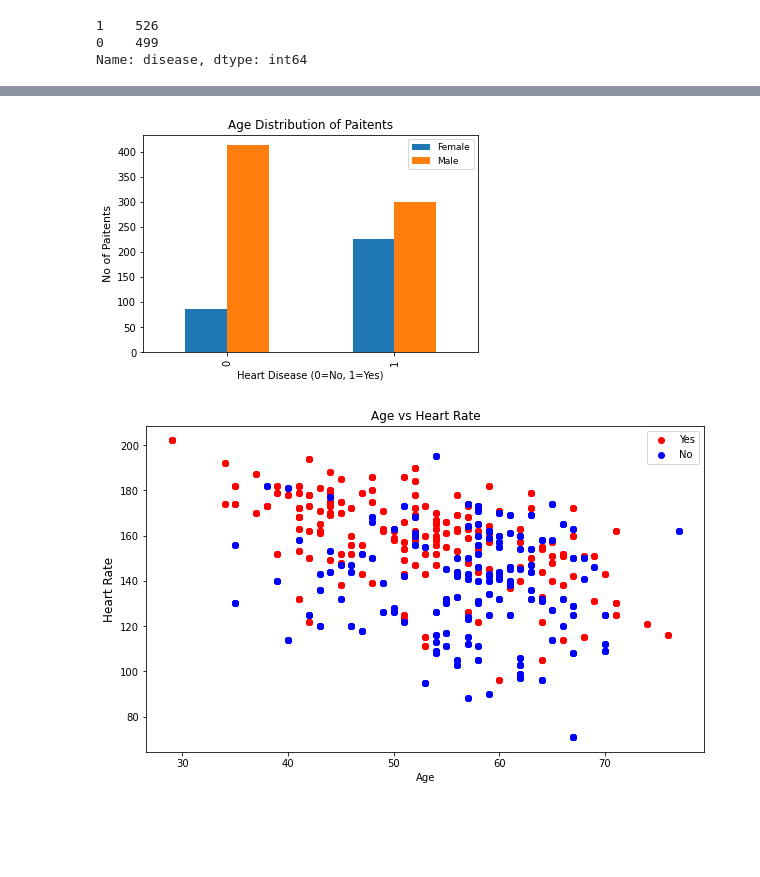
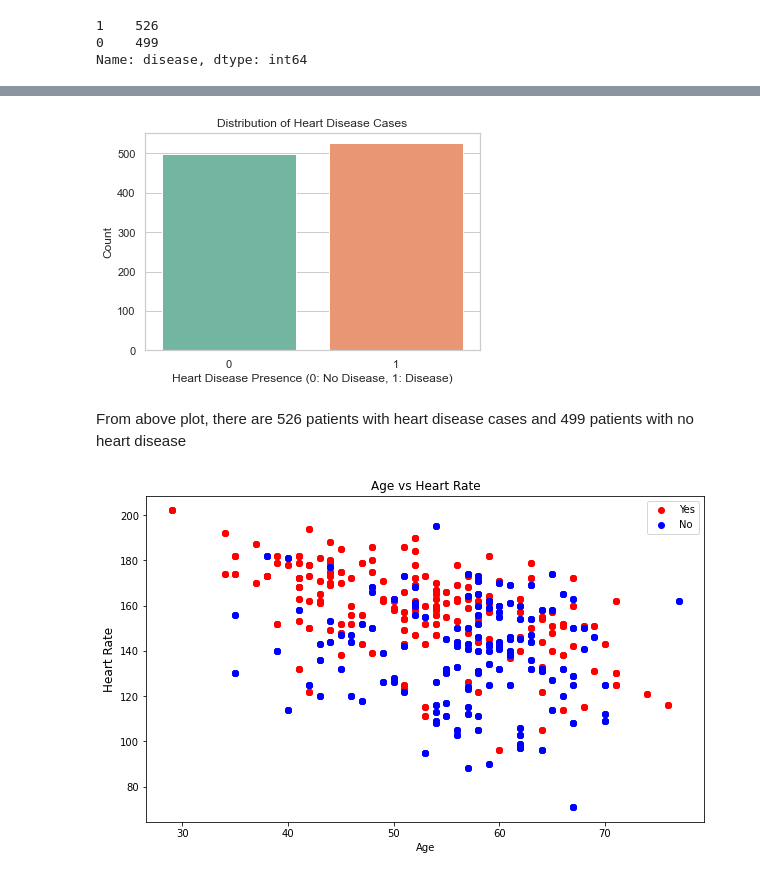
Before and after one commit to DATA-606-2023-FALL-TUESDAY/Madu_Pavani, a Jupyter notebook: src/Heartattack_Predictions.ipynb, the cells around one changed output, grey strips where cells are left out. Saved outputs shown, nothing was run; the diff lists cells and outputs as text; code cells hidden in the pictures; blank space fills up the shorter version.

```diff
--- a/src/Heartattack_Predictions.ipynb
+++ b/src/Heartattack_Predictions.ipynb
@@ -113,11 +112,19 @@ heart.disease.value_counts().plot(kind='bar',color=['black','blue']);
-# %%
-pd.crosstab(heart.disease, heart.sex).plot(kind='bar');
-plt.xlabel('Heart Disease (0=No, 1=Yes)', fontsize = 10)
-plt.ylabel('No of Paitents', fontsize = 11)
-plt.title('Age Distribution of Paitents', fontsize = 12)
-plt.legend(['Female','Male'], fontsize = 9);
-# %% [output]
-[figure, removed]
+# %%
+# Count the number of cases (presence of heart disease) and non-cases (0: No disease, 1: Disease)
+case_counts = heart['disease'].value_counts()
+
+# Create a bar plot
+plt.figure(figsize=(6, 4))
+sns.set(style="whitegrid")
+sns.barplot(x=case_counts.index, y=case_counts.values, palette="Set2")
+plt.title("Distribution of Heart Disease Cases")
+plt.xlabel("Heart Disease Presence (0: No Disease, 1: Disease)")
+plt.ylabel("Count")
+plt.show()
+# %% [output]
+[figure, added]
+# %% [markdown]
+From above plot, there are 526 patients with heart disease cases and 499 patients with no heart disease
 # %%
 # Finding pattern using scatter plot
 plt.figure(figsize=(10,6))
```
Also changed, not shown: parts of 30 cells of this notebook.
